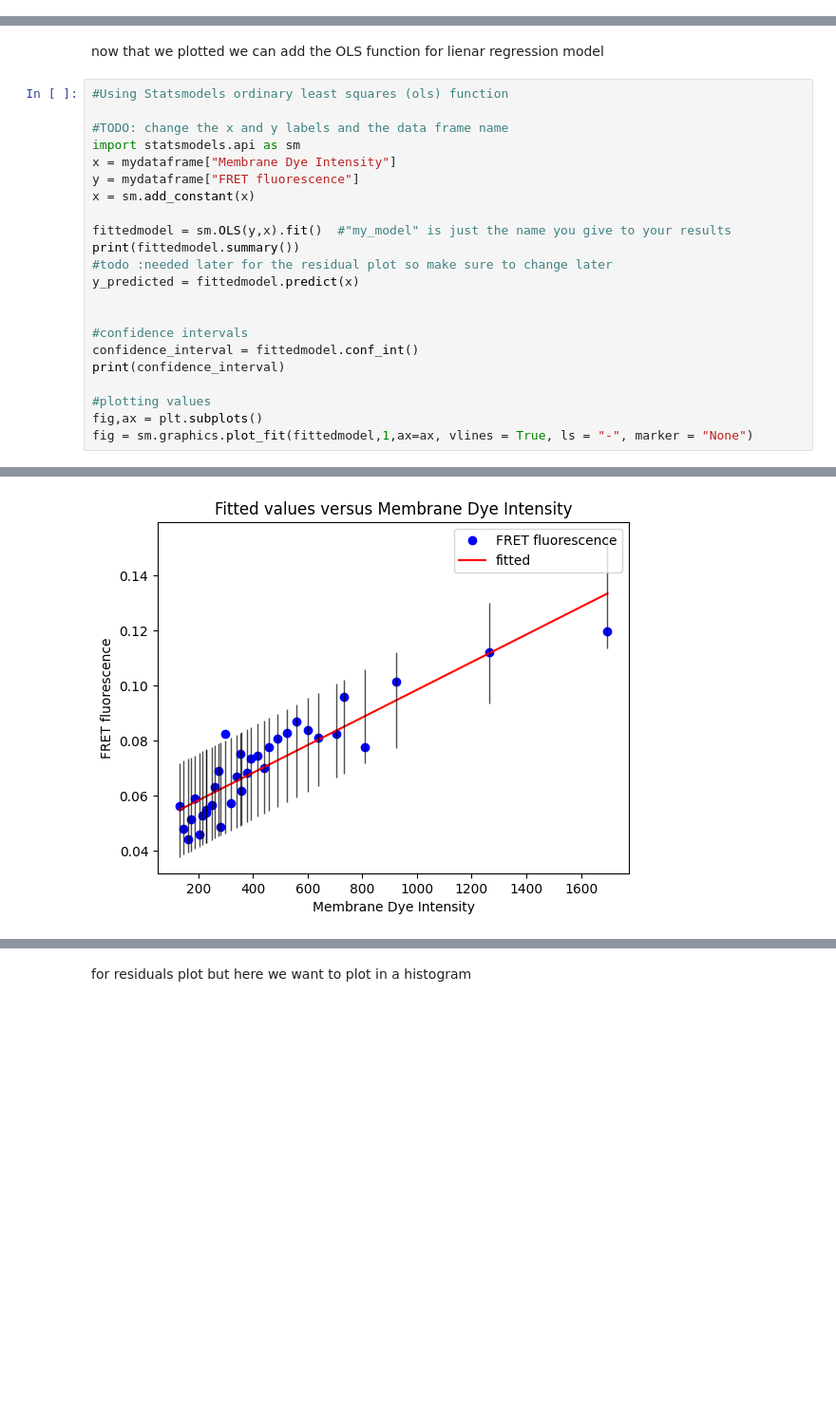
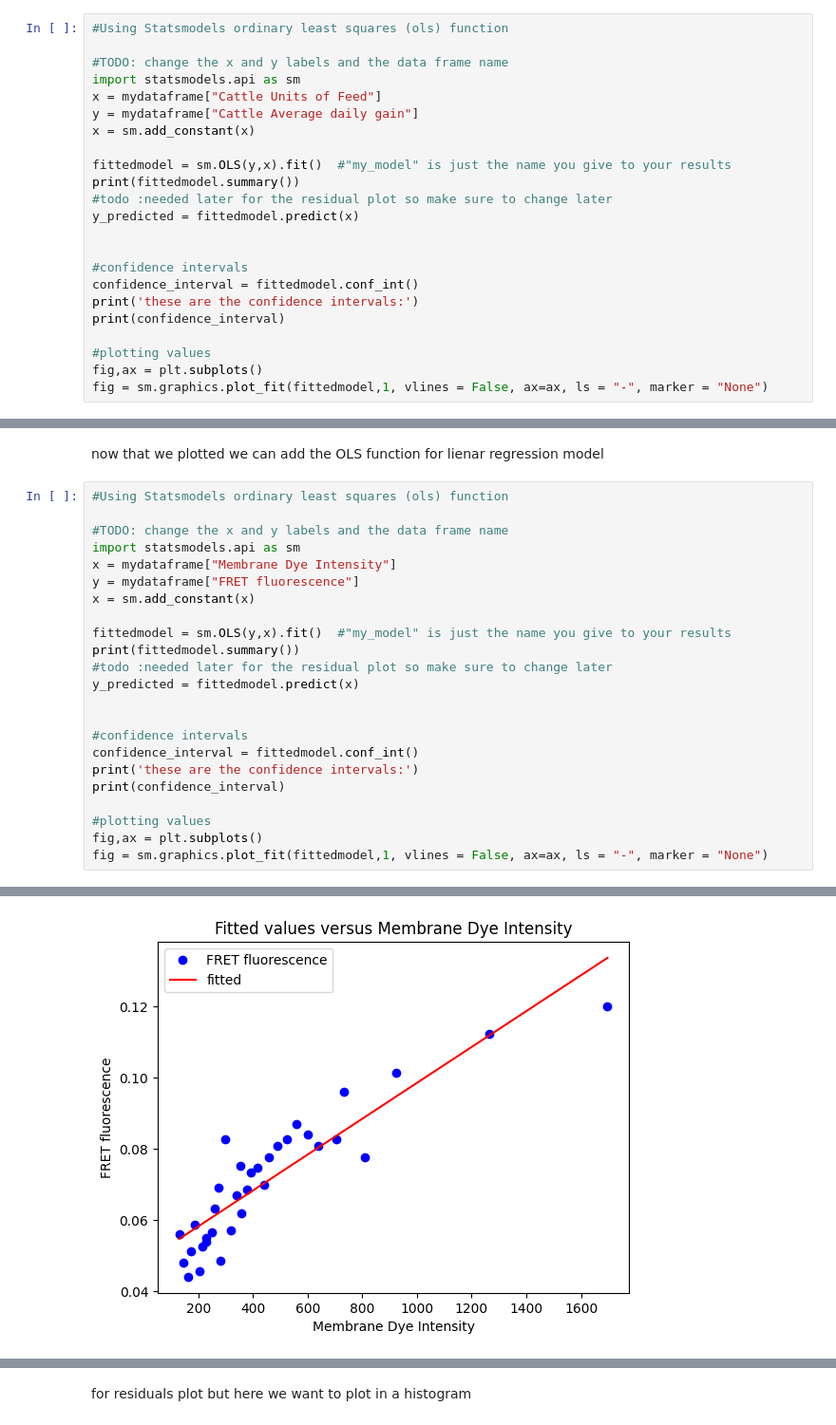
Before and after one commit to mariajpf03/LR-and-NLR-comparison, a Jupyter notebook: LinearRegression.ipynb, the cells around one changed output, grey strips where cells are left out. Shown at 95% size. Drawn from its saved outputs; the diff is of its cells as text; blank space fills up the shorter version.

```diff
--- a/LinearRegression.ipynb
+++ b/LinearRegression.ipynb
@@ -0,0 +109,23 @@
+# %%
+#Using Statsmodels ordinary least squares (ols) function
+
+#TODO: change the x and y labels and the data frame name
+import statsmodels.api as sm
+x = mydataframe["Cattle Units of Feed"]
+y = mydataframe["Cattle Average daily gain"]
+x = sm.add_constant(x)
+
+fittedmodel = sm.OLS(y,x).fit()  #"my_model" is just the name you give to your results
+print(fittedmodel.summary())
+#todo :needed later for the residual plot so make sure to change later
+y_predicted = fittedmodel.predict(x)
+
+
+#confidence intervals
+confidence_interval = fittedmodel.conf_int()
+print('these are the confidence intervals:')
+print(confidence_interval)
+
+#plotting values
+fig,ax = plt.subplots()
+fig = sm.graphics.plot_fit(fittedmodel,1, vlines = False, ax=ax, ls = "-", marker = "None")
@@ -45,11 +241,12 @@ y_predicted = fittedmodel.predict(x)
 
 #confidence intervals
 confidence_interval = fittedmodel.conf_int()
+print('these are the confidence intervals:')
 print(confidence_interval)
 
 #plotting values
 fig,ax = plt.subplots()
-fig = sm.graphics.plot_fit(fittedmodel,1,ax=ax, vlines = True, ls = "-", marker = "None")
+fig = sm.graphics.plot_fit(fittedmodel,1, vlines = False, ax=ax, ls = "-", marker = "None")
 # %% [output]
                             OLS Regression Results
 ==============================================================================
@@ -68,4 +265,4 @@ Covariance Type:            nonrobust
                                0         1
 const                   0.043331  0.053107
 Membrane Dye Intensity  0.000042  0.000059
-[figure, old version]
+[figure, new version]
```
Also changed, not shown: parts of 14 cells of this notebook, 3 other files.
